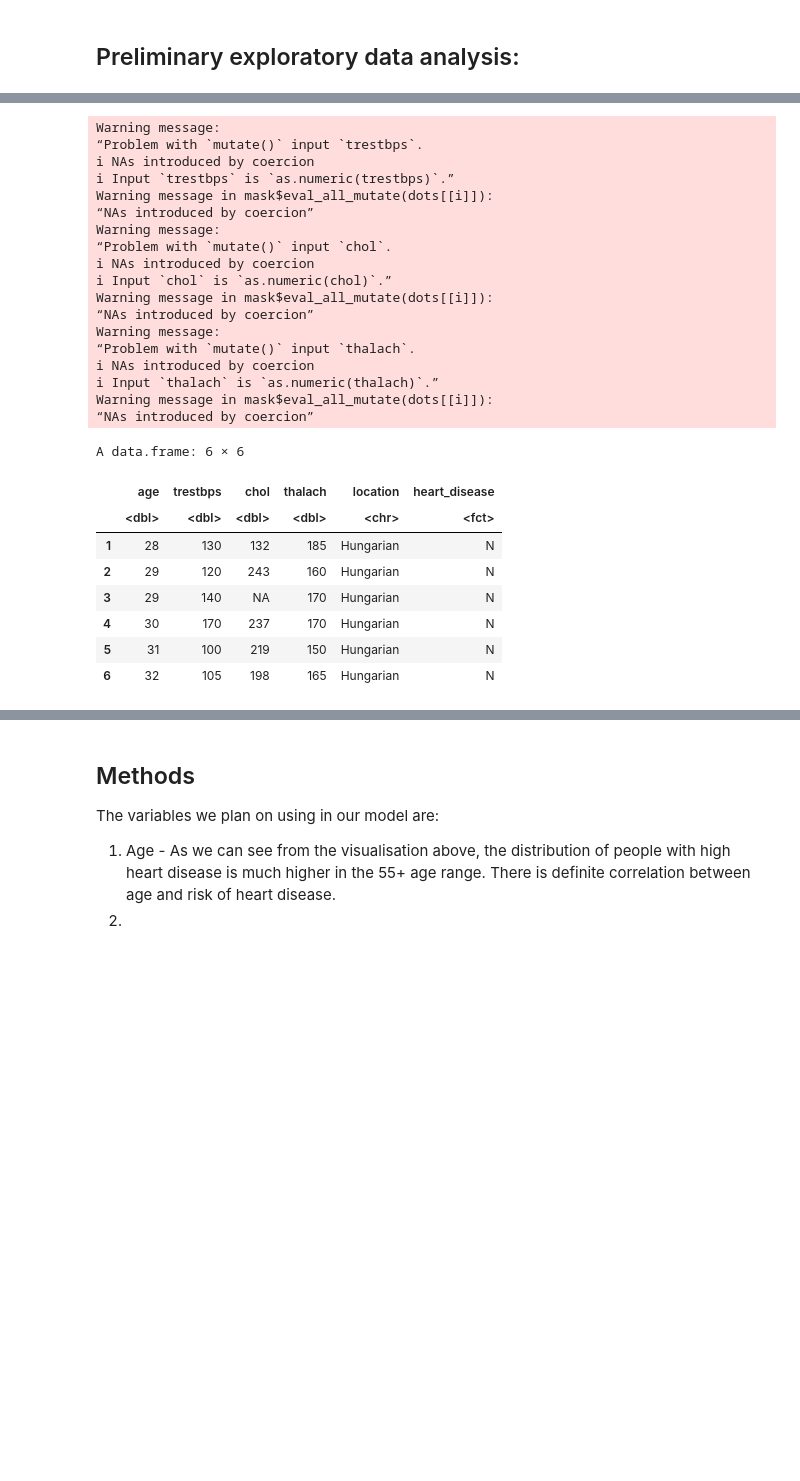
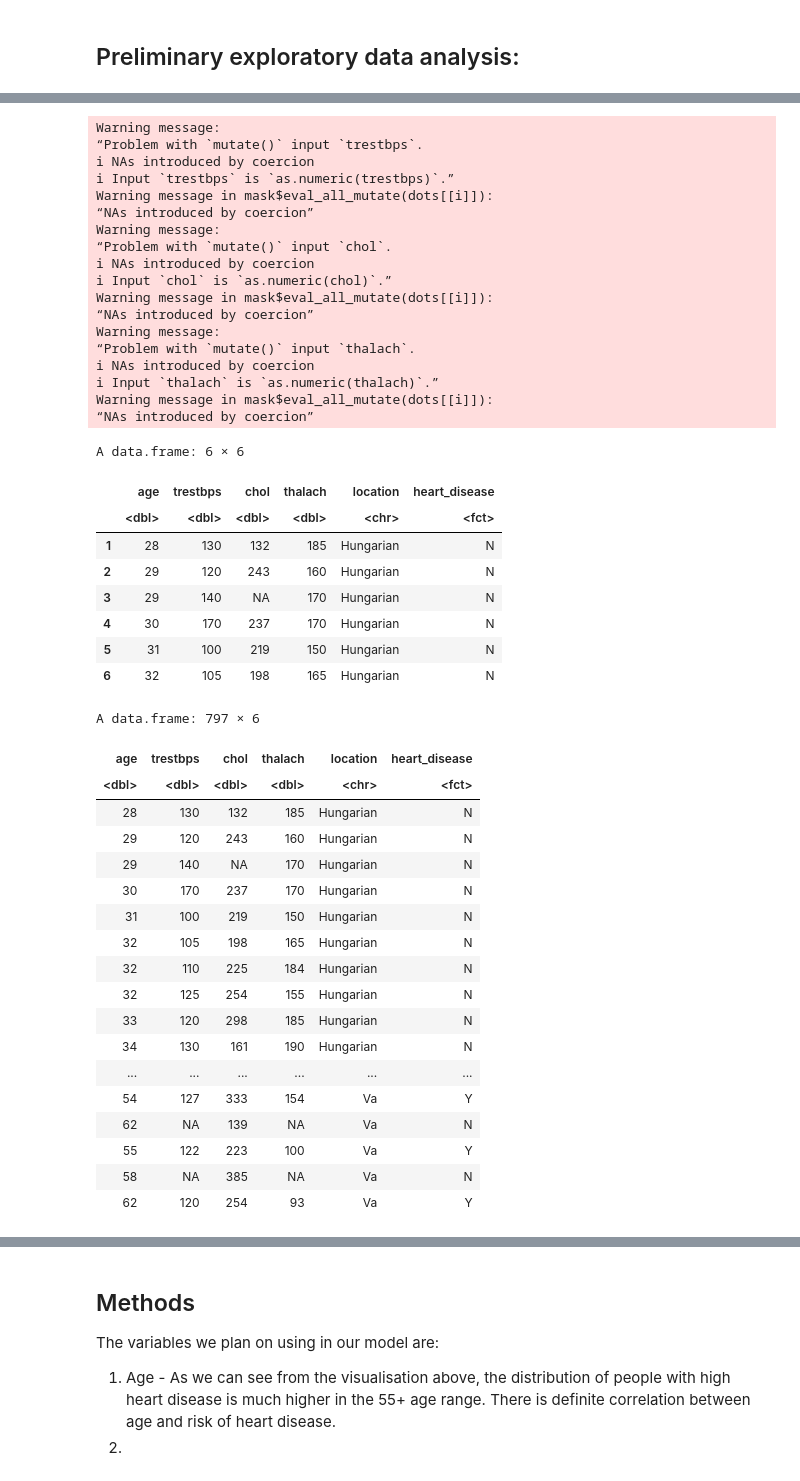
Before and after one commit to alisalamatian1/Heart_disease_prediction, a Jupyter notebook: Proposal_Draft.ipynb, the cells around one changed output, grey strips where cells are left out. Saved outputs shown, nothing was run; the diff lists cells and outputs as text; code cells hidden in the pictures; blank space fills up the shorter version.

```diff
--- a/Proposal_Draft.ipynb
+++ b/Proposal_Draft.ipynb
@@ -87,34 +112,55 @@ heart_data_final <- heart_data_merged %>%
             chol = as.numeric (chol),
             thalach = as.numeric (thalach))
 head(heart_data_final)
+
+heart_data_final
 # %% [output]
 Warning message:
 “Problem with `mutate()` input `trestbps`.
 ℹ NAs introduced by coercion
 ℹ Input `trestbps` is `as.numeric(trestbps)`.”
 Warning message in mask$eval_all_mutate(dots[[i]]):
 “NAs introduced by coercion”
 Warning message:
 “Problem with `mutate()` input `chol`.
 ℹ NAs introduced by coercion
 ℹ Input `chol` is `as.numeric(chol)`.”
 Warning message in mask$eval_all_mutate(dots[[i]]):
 “NAs introduced by coercion”
 Warning message:
 “Problem with `mutate()` input `thalach`.
 ℹ NAs introduced by coercion
 ℹ Input `thalach` is `as.numeric(thalach)`.”
 Warning message in mask$eval_all_mutate(dots[[i]]):
 “NAs introduced by coercion”
 A data.frame: 6 × 6
 |  | age | trestbps | chol | thalach | location | heart_disease |
 |  | <dbl> | <dbl> | <dbl> | <dbl> | <chr> | <fct> |
 | 1 | 28 | 130 | 132 | 185 | Hungarian | N |
 | 2 | 29 | 120 | 243 | 160 | Hungarian | N |
 | 3 | 29 | 140 | NA | 170 | Hungarian | N |
 | 4 | 30 | 170 | 237 | 170 | Hungarian | N |
 | 5 | 31 | 100 | 219 | 150 | Hungarian | N |
 | 6 | 32 | 105 | 198 | 165 | Hungarian | N |
+A data.frame: 797 × 6
+| age | trestbps | chol | thalach | location | heart_disease |
+| <dbl> | <dbl> | <dbl> | <dbl> | <chr> | <fct> |
+| 28 | 130 | 132 | 185 | Hungarian | N |
+| 29 | 120 | 243 | 160 | Hungarian | N |
+| 29 | 140 | NA | 170 | Hungarian | N |
+| 30 | 170 | 237 | 170 | Hungarian | N |
+| 31 | 100 | 219 | 150 | Hungarian | N |
+| 32 | 105 | 198 | 165 | Hungarian | N |
+| 32 | 110 | 225 | 184 | Hungarian | N |
+| 32 | 125 | 254 | 155 | Hungarian | N |
+| 33 | 120 | 298 | 185 | Hungarian | N |
+| 34 | 130 | 161 | 190 | Hungarian | N |
+| ... | ... | ... | ... | ... | ... |
+| 54 | 127 | 333 | 154 | Va | Y |
+| 62 | NA | 139 | NA | Va | N |
+| 55 | 122 | 223 | 100 | Va | Y |
+| 58 | NA | 385 | NA | Va | N |
+| 62 | 120 | 254 | 93 | Va | Y |
 # %%
 # seperating the data into different data set based on their location
 hungarian_data_cleaned <- heart_data_final %>%
```
Also changed, not shown: parts of 5 cells of this notebook.
